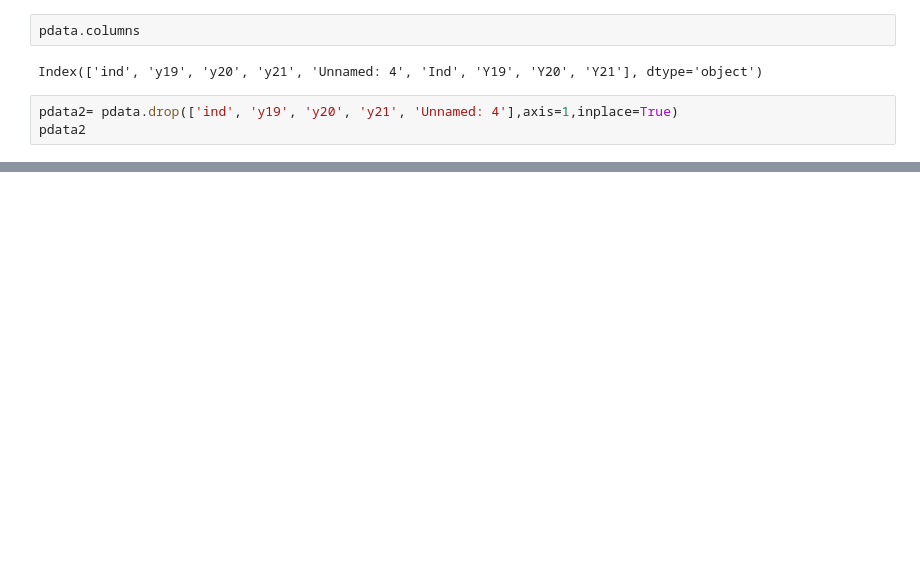
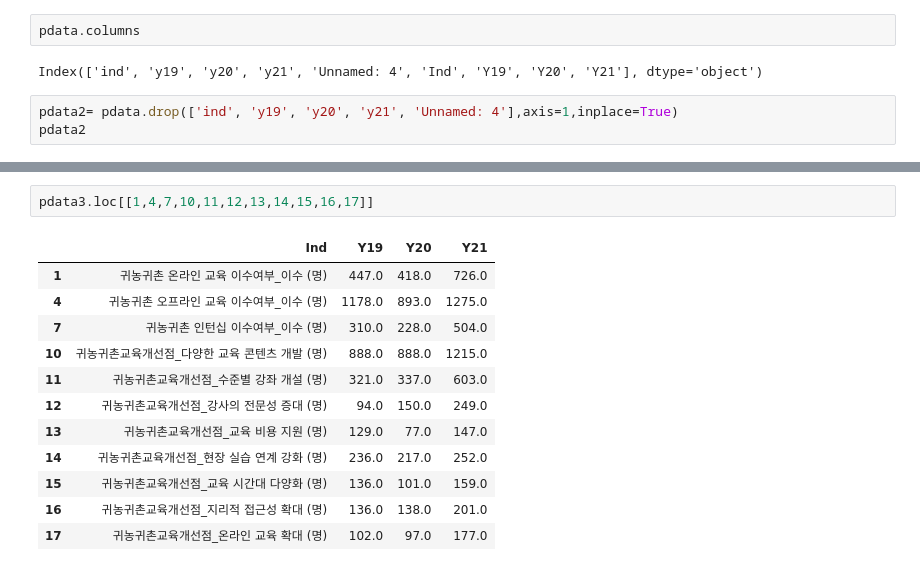
Before and after one commit to limyerin/contest, a Jupyter notebook: test2.ipynb, the cells around one changed output, grey strips where cells are left out. Saved outputs shown, nothing was run; the diff lists cells and outputs as text; blank space fills up the shorter version.

```diff
--- a/test2.ipynb
+++ b/test2.ipynb
@@ -182,0 +227,15 @@ data
+# %%
+pdata3.loc[[1,4,7,10,11,12,13,14,15,16,17]]
+# %% [output]
+|  | Ind | Y19 | Y20 | Y21 |
+| 1 | 귀농귀촌 온라인 교육 이수여부_이수 (명) | 447.0 | 418.0 | 726.0 |
+| 4 | 귀농귀촌 오프라인 교육 이수여부_이수 (명) | 1178.0 | 893.0 | 1275.0 |
+| 7 | 귀농귀촌 인턴십 이수여부_이수 (명) | 310.0 | 228.0 | 504.0 |
+| 10 | 귀농귀촌교육개선점_다양한 교육 콘텐츠 개발 (명) | 888.0 | 888.0 | 1215.0 |
+| 11 | 귀농귀촌교육개선점_수준별 강좌 개설 (명) | 321.0 | 337.0 | 603.0 |
+| 12 | 귀농귀촌교육개선점_강사의 전문성 증대 (명) | 94.0 | 150.0 | 249.0 |
+| 13 | 귀농귀촌교육개선점_교육 비용 지원 (명) | 129.0 | 77.0 | 147.0 |
+| 14 | 귀농귀촌교육개선점_현장 실습 연계 강화 (명) | 236.0 | 217.0 | 252.0 |
+| 15 | 귀농귀촌교육개선점_교육 시간대 다양화 (명) | 136.0 | 101.0 | 159.0 |
+| 16 | 귀농귀촌교육개선점_지리적 접근성 확대 (명) | 136.0 | 138.0 | 201.0 |
+| 17 | 귀농귀촌교육개선점_온라인 교육 확대 (명) | 102.0 | 97.0 | 177.0 |
```
Also changed, not shown: parts of 15 cells of this notebook.
